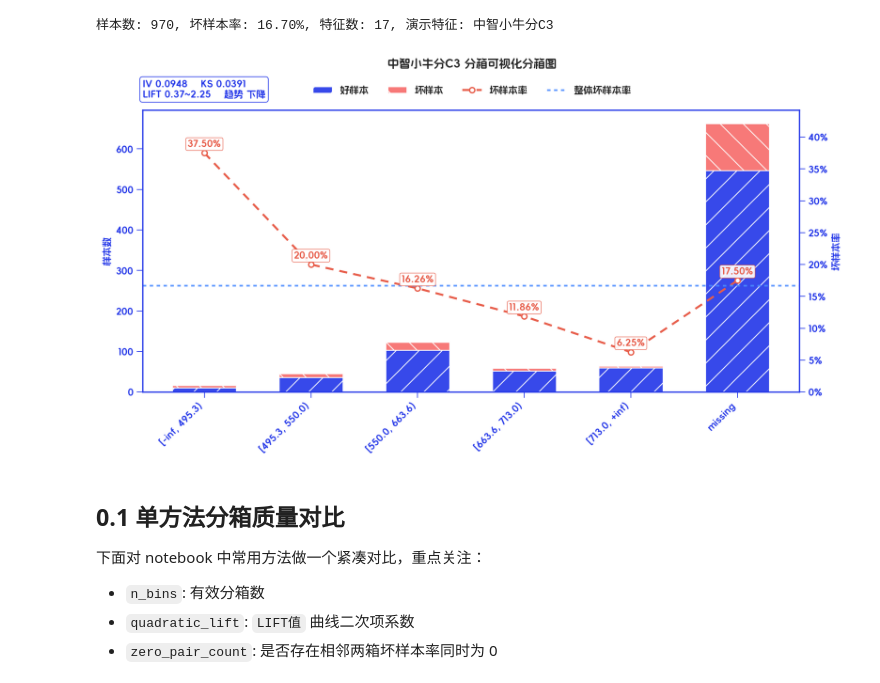
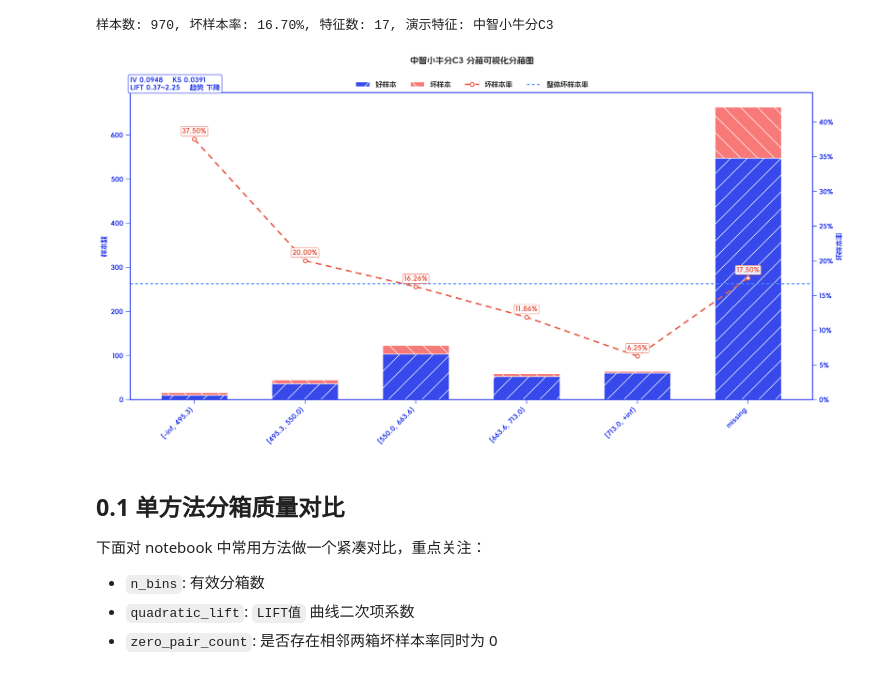
Before and after one commit to hengshu-credit/hscredit, a Jupyter notebook: examples/01_binning.ipynb, the cells around one changed output. Saved outputs shown, nothing was run; the diff lists cells and outputs as text; code cells hidden in the pictures.

```diff
--- a/examples/01_binning.ipynb
+++ b/examples/01_binning.ipynb
@@ -58,12 +58,12 @@ print(f'样本数: {len(df):,}, 坏样本率: {df[target].mean():.2%}, 特征数
 # %%
 from hscredit import bin_plot, bin_trend_plot, bin_overdues_plot
 b_vis = OptimalBinning(method='quantile', max_n_bins=5)
 
 # feat = '衡枢鉴真分老客版'
 b_vis.fit(df[[feat]], df[target])
-bin_plot(b_vis.bin_tables_[feat], desc=f'{feat} 分箱可视化', orientation='v', figsize=(11, 6));
+bin_plot(b_vis.bin_tables_[feat], desc=f'{feat} 分箱可视化', orientation='v', figsize=(15, 8));
 # %% [output]
-[figure, old version]
+[figure, new version]
 # %% [markdown]
 ## 0.1 单方法分箱质量对比
 
```
Also changed, not shown: parts of 1 cell of this notebook, 5 other files.
